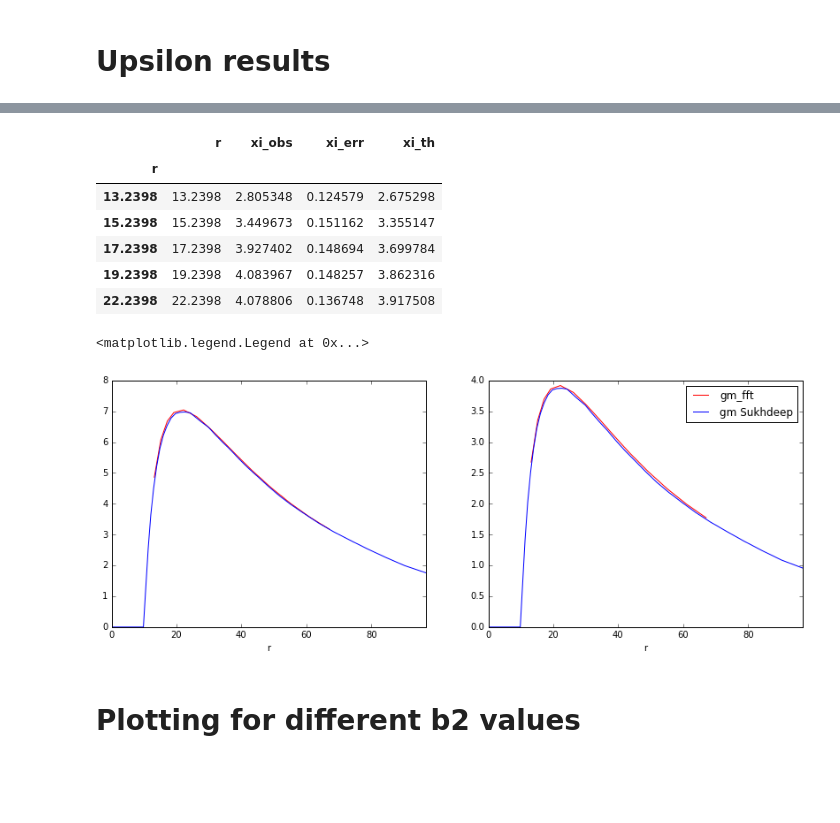
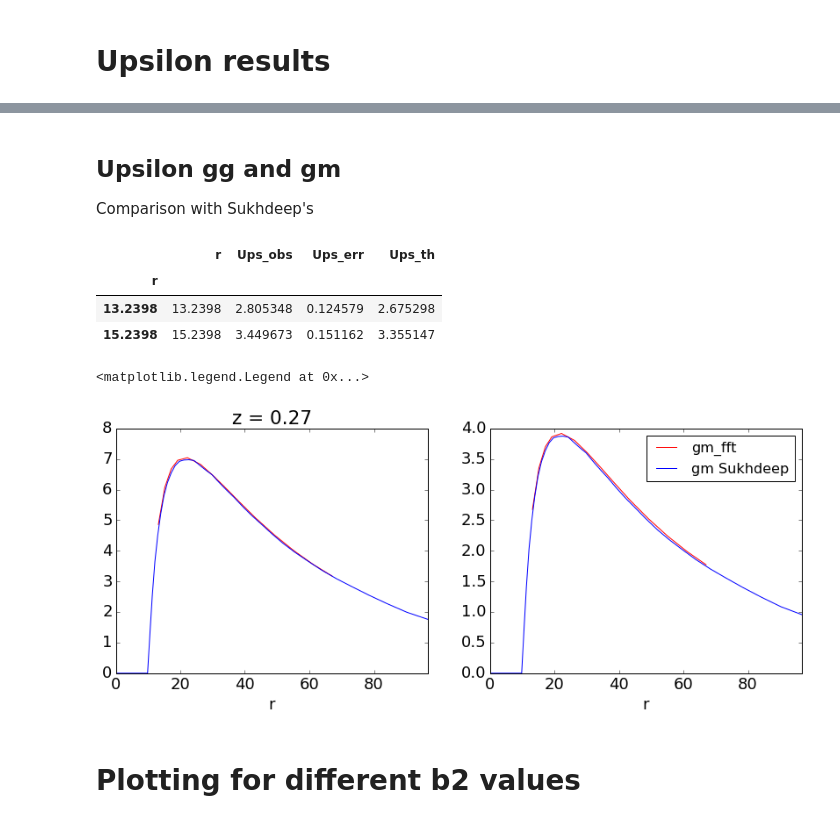
Before and after one commit to ja-vazquez/Upsilon, a Jupyter notebook: Results/plots.ipynb, the cells around one changed output, grey strips where cells are left out. Cells and saved outputs as stored; diff of their text form; code cells hidden in the pictures; blank space fills up the shorter version.

```diff
--- a/Results/plots.ipynb
+++ b/Results/plots.ipynb
@@ -5,5 +5,11 @@
 import numpy as np
 import matplotlib.pyplot as plt
 import pandas as pd
+
+params = {'legend.fontsize': 16,
+            'xtick.labelsize': 18,
+            'ytick.labelsize': 18,
+            'font.size': 18}
+plt.rcParams.update(params)
 # %% [markdown]
 ## Plotting fiducial matter-power spectrum
@@ -43,49 +148,46 @@ plt.legend(loc= 'best')
+# %% [markdown]
+## Upsilon gg and gm
+Comparison with Sukhdeep's
 # %%
 #read files
 
 #%cat 'data/best_mock_bigMD_RST_singlesnap_rebin1_DM1_r010.dat'
-Xi_gg_Suk = pd.read_csv('data/test_gg_Sukh27.dat', names = ['r', 'wgg', 'ups'],
+Ups_gg_Suk = pd.read_csv('data/test_gg_Sukh27.dat', names = ['r', 'wgg', 'ups'],
                         skiprows=[0], index_col=['r'], sep='\s+')
-Xi_gm_Suk = pd.read_csv('data/test_gm_Sukh27.dat', names = ['r', 'wgm', 'ups'],
+Ups_gm_Suk = pd.read_csv('data/test_gm_Sukh27.dat', names = ['r', 'wgm', 'ups'],
                         skiprows=[0], index_col=['r'], sep='\s+')
-Xi_FFT = pd.read_csv('data/best_mock_bigMD_RST_singlesnap_rebin1_DM1_r010.dat',
-                     names =['r', 'xi_obs', 'xi_err', 'xi_th'], sep ='\s+')
+Ups_FFT = pd.read_csv('data/best_mock_bigMD_RST_singlesnap_rebin1_DM1_r010.dat',
+                     names =['r', 'Ups_obs', 'Ups_err', 'Ups_th'], sep ='\s+')
 # %%
 # for best_fit, split files to gg and gm
-
-Xi_fft_gg, Xi_fft_gm = np.array_split(Xi_FFT, 2)
+Ups_fft_gg, Ups_fft_gm = np.array_split(Ups_FFT, 2)
 # %%
 # set the new index to 'r'
 
-Xi_fft_gg.index = Xi_fft_gg['r']
-Xi_fft_gm.index = Xi_fft_gm['r']
-Xi_fft_gm.head()
+Ups_fft_gg.index = Ups_fft_gg['r']
+Ups_fft_gm.index = Ups_fft_gm['r']
+Ups_fft_gm.head(2)
 # %% [output]
-|  | r | xi_obs | xi_err | xi_th |
+|  | r | Ups_obs | Ups_err | Ups_th |
 | r |  |  |  |  |
 | 13.2398 | 13.2398 | 2.805348 | 0.124579 | 2.675298 |
 | 15.2398 | 15.2398 | 3.449673 | 0.151162 | 3.355147 |
-| 17.2398 | 17.2398 | 3.927402 | 0.148694 | 3.699784 |
-| 19.2398 | 19.2398 | 4.083967 | 0.148257 | 3.862316 |
-| 22.2398 | 22.2398 | 4.078806 | 0.136748 | 3.917508 |
 # %%
 # plot
 
 fig = plt.figure(figsize=(14, 5))
 ax = plt.subplot(1, 2, 1)
-Xi_fft_gg['xi_th'].plot(ax= ax, color='r', linestyle='-', label = 'gg_fft')
-#Xi_fft_gg['xi_obs'].plot(ax= ax, fmt='o', yerr=Xi_fft_gg['xi_err'])  # observs not useful now
-Xi_gg_Suk['ups'].plot(ax= ax, label = 'gg Sukhdeep')
+Ups_fft_gg['Ups_th'].plot(ax= ax, color='r', linestyle='-', label = 'gg_fft')
+Ups_gg_Suk['ups'].plot(ax= ax, label = 'gg Sukhdeep')
 
 ax2 = plt.subplot(1, 2, 2)
-Xi_fft_gm['xi_th'].plot(ax= ax2, color='r', linestyle='-', label='gm_fft')
-#Xi_fft_gm['xi_obs'].plot(ax= ax2, fmt='o', yerr=Xi_fft_gm['xi_err'])
-Xi_gm_Suk['ups'].plot(ax= ax2, label='gm Sukhdeep')
-
+Ups_fft_gm['Ups_th'].plot(ax= ax2, color='r', linestyle='-', label='gm_fft')
+Ups_gm_Suk['ups'].plot(ax= ax2, label='gm Sukhdeep')
+ax.set_title('z = 0.27')
 plt.legend(loc ='best')
 # %% [output]
 <matplotlib.legend.Legend at 0x...>
-[figure, old version]
+[figure, new version]
 # %% [markdown]
 # Plotting for different b2 values
 # %%
```
Also changed, not shown: parts of 24 cells of this notebook, 26 other files.
